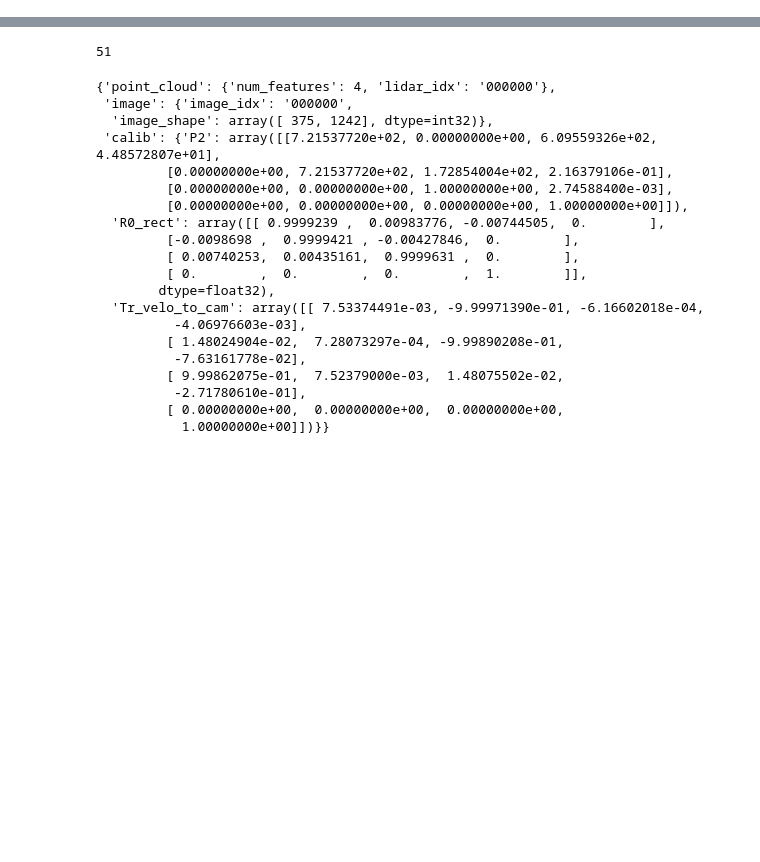
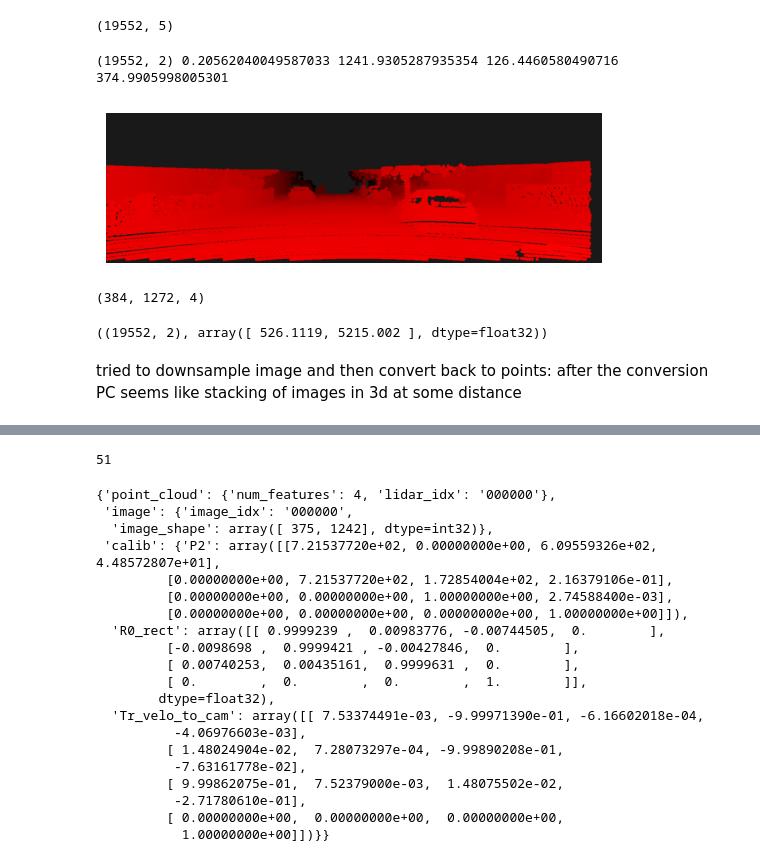
Before and after one commit to rajeev-gupta-bashrc/GD-MAE, a Jupyter notebook: tools/test.ipynb, the cells around one changed output, grey strips where cells are left out. Saved outputs shown, nothing was run; the diff lists cells and outputs as text; code cells hidden in the pictures; blank space fills up the shorter version.

```diff
--- a/tools/test.ipynb
+++ b/tools/test.ipynb
@@ -332,0 +507,15 @@ dataset = CustomKittiDataset(
+# %%
+get_dict['points'].shape
+# %% [output]
+(19552, 5)
+# %%
+image_arr = point_cloud_to_image(get_dict, point_radii=4,
+                                 bg_shade=[0.10, 0.10, 0.10], fill_depth_as_pixel_value=True)
+                                #  bg_shade=[0, 0, 0])
+# %% [output]
+(19552, 2) 0.20562040049587033 1241.9305287935354 126.4460580490716 374.9905998005301
+[figure, added]
+# %%
+image_arr.shape
+# %% [output]
+(384, 1272, 4)
@@ -332,0 +528,6 @@ dataset = CustomKittiDataset(
+# %%
+pts_img.shape, pts_img[0]
+# %% [output]
+((19552, 2), array([ 526.1119, 5215.002 ], dtype=float32))
+# %% [markdown]
+tried to downsample image and then convert back to points: after the conversion PC seems like stacking of images in 3d at some distance
```
Also changed, not shown: parts of 66 cells of this notebook, 21 other files.
